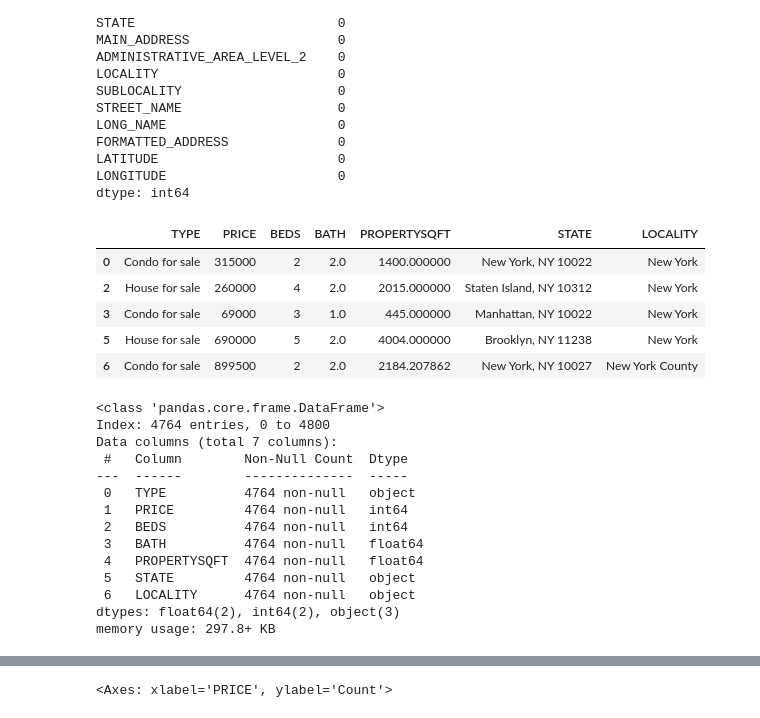
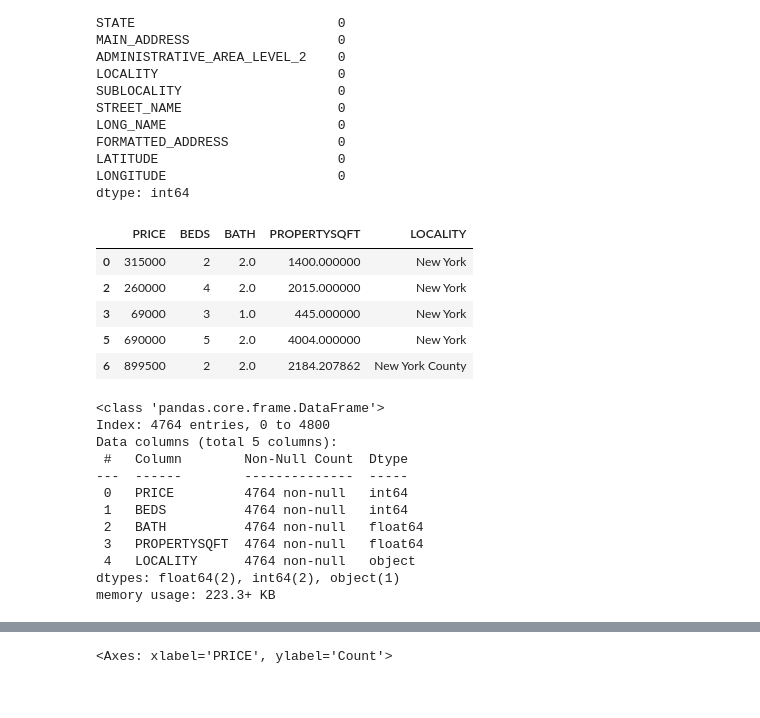
Before and after one commit to zippo538/MlopsMahindraDay1, a Jupyter notebook: research/main.ipynb, the cells around one changed output, grey strips where cells are left out. Drawn from its saved outputs; the diff is of its cells as text; code cells hidden in the pictures.

```diff
--- a/research/main.ipynb
+++ b/research/main.ipynb
@@ -152,32 +152,30 @@ LONGITUDE                      0
 dtype: int64
 # %%
 # drop columns
-df.drop(['ADDRESS','MAIN_ADDRESS','ADMINISTRATIVE_AREA_LEVEL_2','STREET_NAME', 'LONG_NAME', 'FORMATTED_ADDRESS','LONGITUDE', 'LATITUDE','BROKERTITLE','SUBLOCALITY'], axis=1, inplace=True)
+df.drop(['TYPE','STATE','ADDRESS','MAIN_ADDRESS','ADMINISTRATIVE_AREA_LEVEL_2','STREET_NAME', 'LONG_NAME', 'FORMATTED_ADDRESS','LONGITUDE', 'LATITUDE','BROKERTITLE','SUBLOCALITY'], axis=1, inplace=True)
 df.head()
 # %% [output]
-|  | TYPE | PRICE | BEDS | BATH | PROPERTYSQFT | STATE | LOCALITY |
-| 0 | Condo for sale | 315000 | 2 | 2.0 | 1400.000000 | New York, NY 10022 | New York |
-| 2 | House for sale | 260000 | 4 | 2.0 | 2015.000000 | Staten Island, NY 10312 | New York |
-| 3 | Condo for sale | 69000 | 3 | 1.0 | 445.000000 | Manhattan, NY 10022 | New York |
-| 5 | House for sale | 690000 | 5 | 2.0 | 4004.000000 | Brooklyn, NY 11238 | New York |
-| 6 | Condo for sale | 899500 | 2 | 2.0 | 2184.207862 | New York, NY 10027 | New York County |
+|  | PRICE | BEDS | BATH | PROPERTYSQFT | LOCALITY |
+| 0 | 315000 | 2 | 2.0 | 1400.000000 | New York |
+| 2 | 260000 | 4 | 2.0 | 2015.000000 | New York |
+| 3 | 69000 | 3 | 1.0 | 445.000000 | New York |
+| 5 | 690000 | 5 | 2.0 | 4004.000000 | New York |
+| 6 | 899500 | 2 | 2.0 | 2184.207862 | New York County |
 # %%
 df.info()
 # %% [output]
 <class 'pandas.core.frame.DataFrame'>
 Index: 4764 entries, 0 to 4800
-Data columns (total 7 columns):
+Data columns (total 5 columns):
  #   Column        Non-Null Count  Dtype
 ---  ------        --------------  -----
- 0   TYPE          4764 non-null   object
- 1   PRICE         4764 non-null   int64
- 2   BEDS          4764 non-null   int64
- 3   BATH          4764 non-null   float64
- 4   PROPERTYSQFT  4764 non-null   float64
- 5   STATE         4764 non-null   object
- 6   LOCALITY      4764 non-null   object
-dtypes: float64(2), int64(2), object(3)
-memory usage: 297.8+ KB
+ 0   PRICE         4764 non-null   int64
+ 1   BEDS          4764 non-null   int64
+ 2   BATH          4764 non-null   float64
+ 3   PROPERTYSQFT  4764 non-null   float64
+ 4   LOCALITY      4764 non-null   object
+dtypes: float64(2), int64(2), object(1)
+memory usage: 223.3+ KB
 # %%
 df['BATH'] = df['BATH'].astype(int)
 df['PROPERTYSQFT'] = df['PROPERTYSQFT'].astype(int)
```
Also changed, not shown: parts of 32 cells of this notebook, 8 other files.
